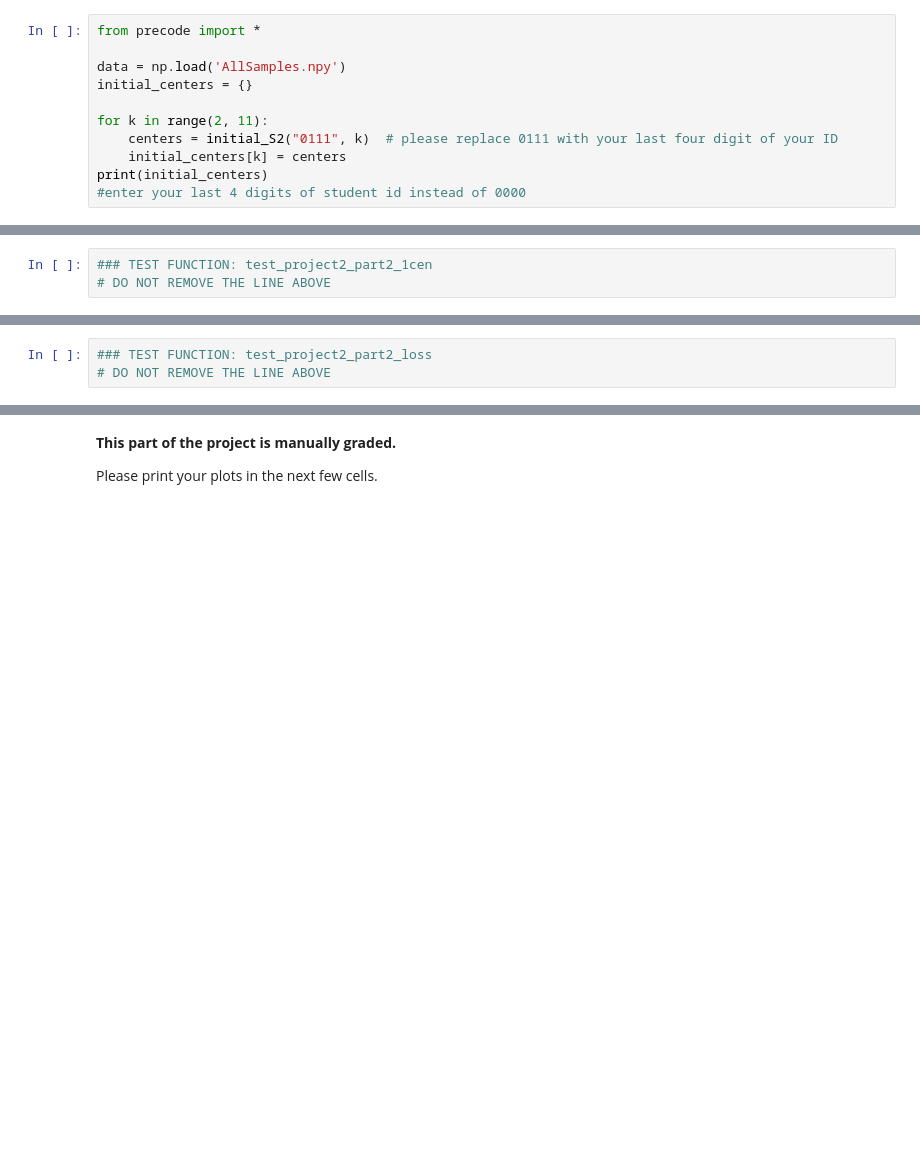
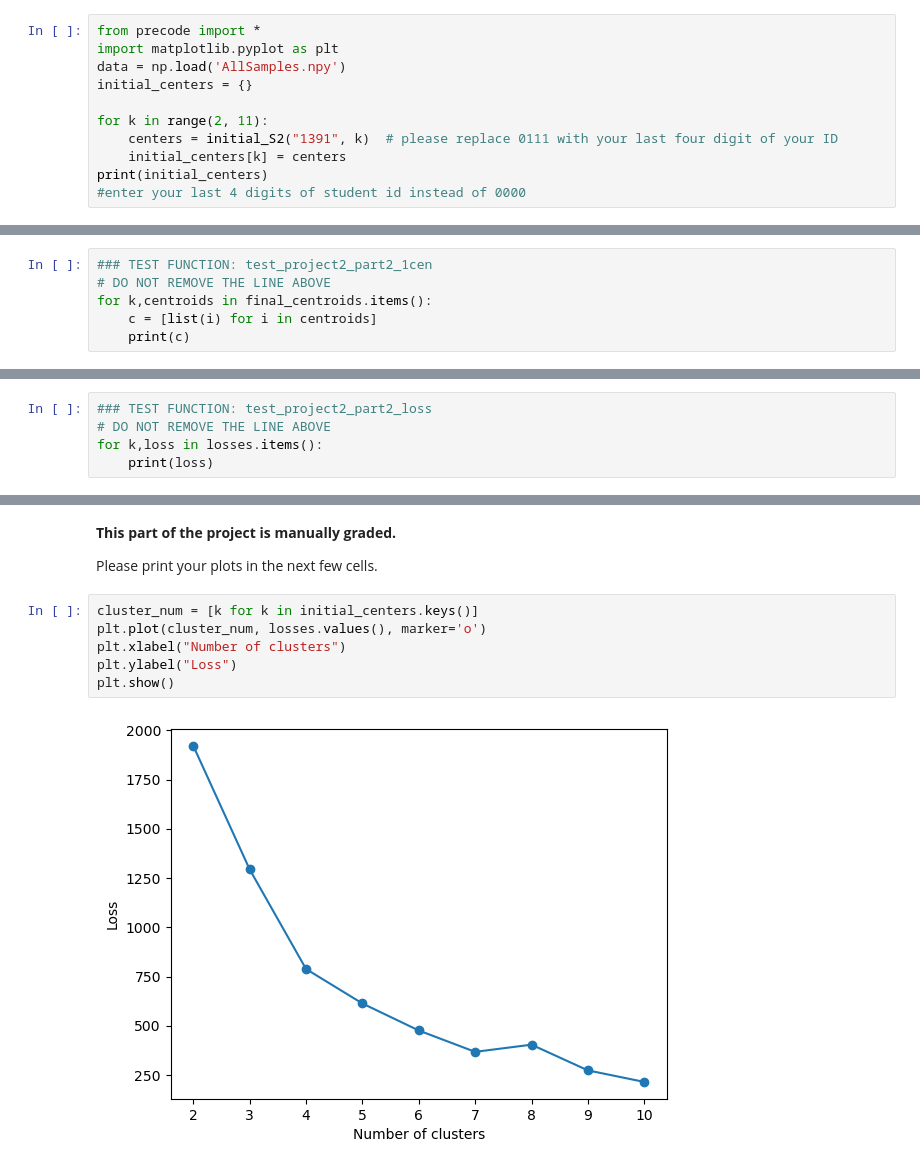
Before and after one commit to MoeAD99/K-means-Strategy-Project, a Jupyter notebook: Part2/project2part2.ipynb, the cells around one changed output, grey strips where cells are left out. Cells and saved outputs as stored; diff of their text form; blank space fills up the shorter version.

```diff
--- a/Part2/project2part2.ipynb
+++ b/Part2/project2part2.ipynb
@@ -4,12 +4,12 @@ Please do not change anything apart from the student ID.
 The initial centers will be in a dictionary with keys being 'k' and value being the centers.
 # %%
 from precode import *
-
+import matplotlib.pyplot as plt
 data = np.load('AllSamples.npy')
 initial_centers = {}
 
 for k in range(2, 11):
-    centers = initial_S2("0111", k)  # please replace 0111 with your last four digit of your ID
+    centers = initial_S2("1391", k)  # please replace 0111 with your last four digit of your ID
     initial_centers[k] = centers
 print(initial_centers)
 #enter your last 4 digits of student id instead of 0000
@@ -55,3 +161,6 @@ Example:
 # %%
 ### TEST FUNCTION: test_project2_part2_1cen
 # DO NOT REMOVE THE LINE ABOVE
+for k,centroids in final_centroids.items():
+    c = [list(i) for i in centroids]
+    print(c)
@@ -80,3 +199,5 @@ L9
 # %%
 ### TEST FUNCTION: test_project2_part2_loss
 # DO NOT REMOVE THE LINE ABOVE
+for k,loss in losses.items():
+    print(loss)
@@ -84,3 +215,11 @@ L9
 **This part of the project is manually graded.**
 
 Please print your plots in the next few cells.
+# %%
+cluster_num = [k for k in initial_centers.keys()]
+plt.plot(cluster_num, losses.values(), marker='o')
+plt.xlabel("Number of clusters")
+plt.ylabel("Loss")
+plt.show()
+# %% [output]
+[figure, added]
```
Also changed, not shown: parts of 6 cells of this notebook.
